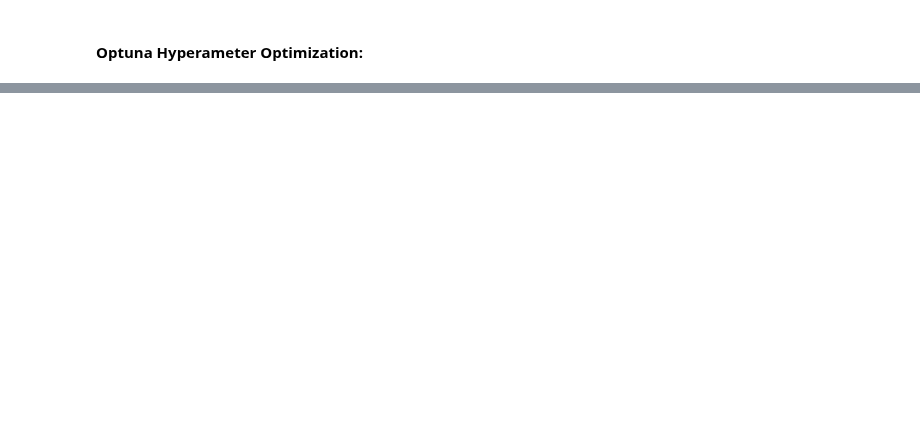
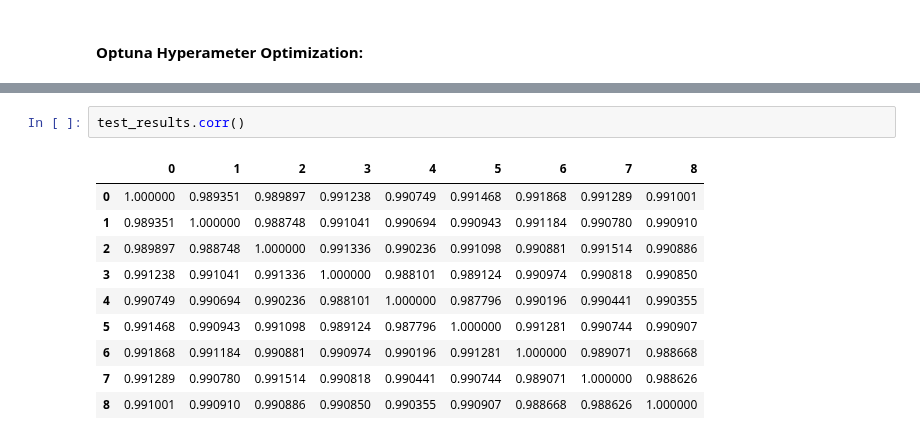
Before and after one commit to fabriziobasso/Colab_backup, a Jupyter notebook: File_00_Trees.ipynb, the cells around one changed output, grey strips where cells are left out. Drawn from its saved outputs; the diff is of its cells as text; blank space fills up the shorter version.

```diff
--- a/File_00_Trees.ipynb
+++ b/File_00_Trees.ipynb
@@ -810,0 +950,13 @@ print(xgb_params)
+# %%
+test_results.corr()
+# %% [output]
+|  | 0 | 1 | 2 | 3 | 4 | 5 | 6 | 7 | 8 |
+| 0 | 1.000000 | 0.989351 | 0.989897 | 0.991238 | 0.990749 | 0.991468 | 0.991868 | 0.991289 | 0.991001 |
+| 1 | 0.989351 | 1.000000 | 0.988748 | 0.991041 | 0.990694 | 0.990943 | 0.991184 | 0.990780 | 0.990910 |
+| 2 | 0.989897 | 0.988748 | 1.000000 | 0.991336 | 0.990236 | 0.991098 | 0.990881 | 0.991514 | 0.990886 |
+| 3 | 0.991238 | 0.991041 | 0.991336 | 1.000000 | 0.988101 | 0.989124 | 0.990974 | 0.990818 | 0.990850 |
+| 4 | 0.990749 | 0.990694 | 0.990236 | 0.988101 | 1.000000 | 0.987796 | 0.990196 | 0.990441 | 0.990355 |
+| 5 | 0.991468 | 0.990943 | 0.991098 | 0.989124 | 0.987796 | 1.000000 | 0.991281 | 0.990744 | 0.990907 |
+| 6 | 0.991868 | 0.991184 | 0.990881 | 0.990974 | 0.990196 | 0.991281 | 1.000000 | 0.989071 | 0.988668 |
+| 7 | 0.991289 | 0.990780 | 0.991514 | 0.990818 | 0.990441 | 0.990744 | 0.989071 | 1.000000 | 0.988626 |
+| 8 | 0.991001 | 0.990910 | 0.990886 | 0.990850 | 0.990355 | 0.990907 | 0.988668 | 0.988626 | 1.000000 |
```
Also changed, not shown: parts of 77 cells of this notebook.
